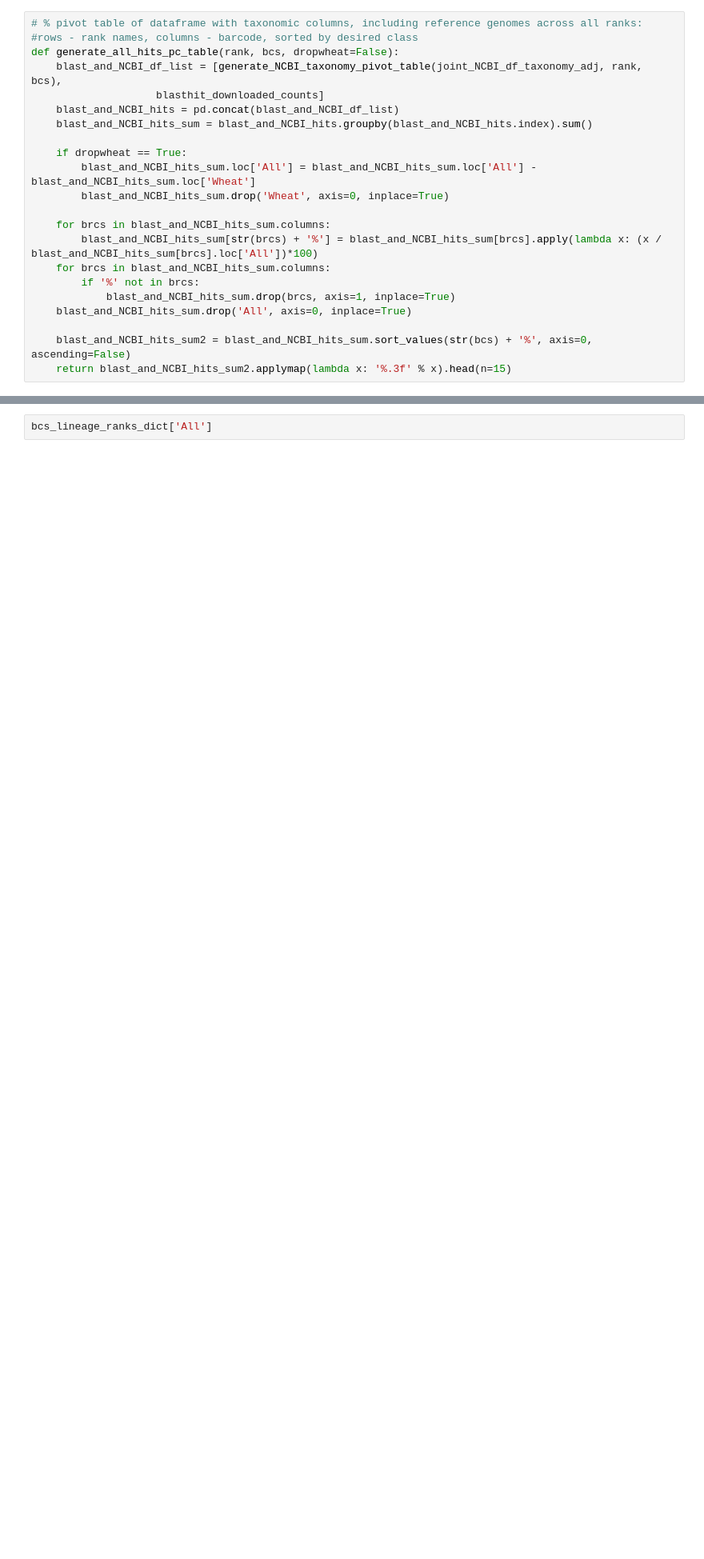
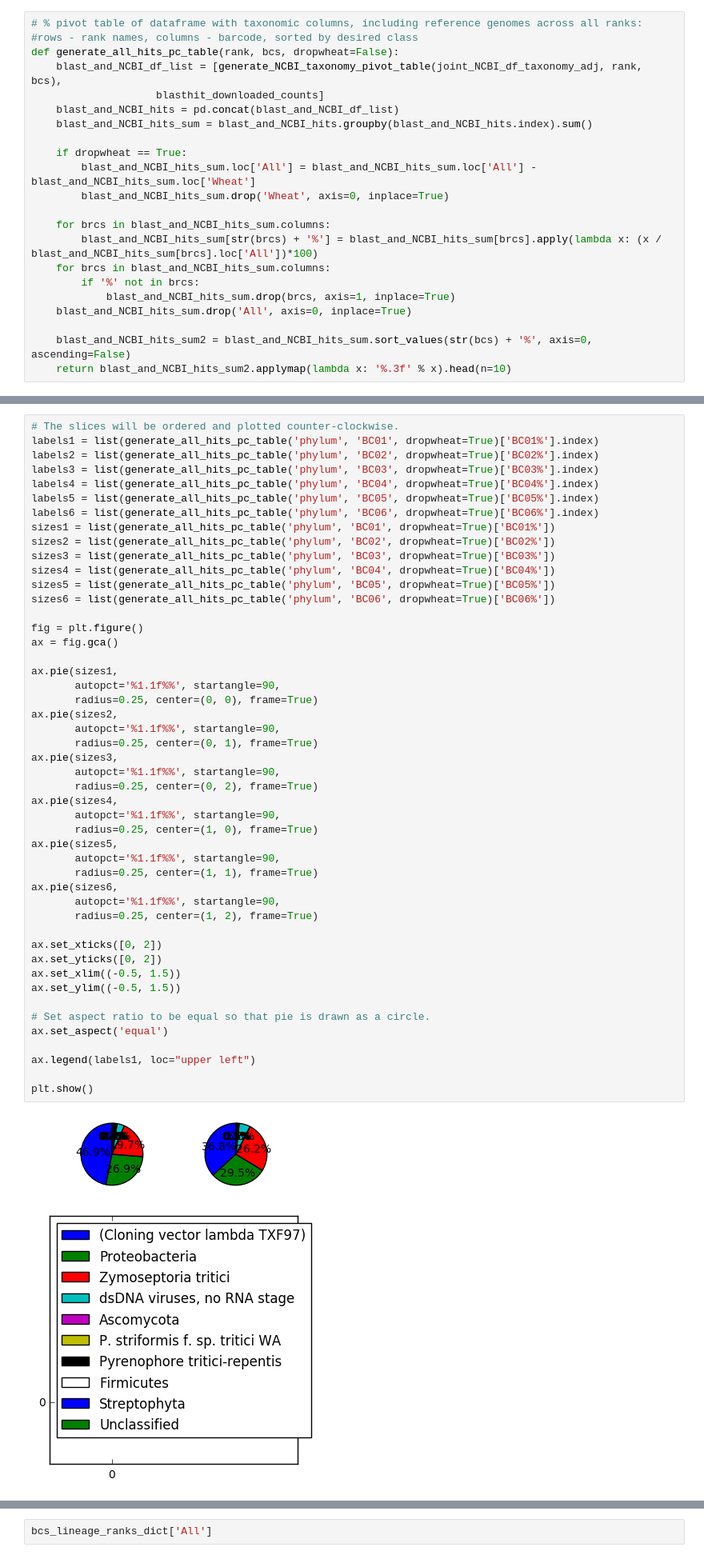
Before and after one commit to BenjaminSchwessinger/Gamran, a Jupyter notebook: MinIon_analysis_05012017_Wagga_initial-taxonomy.ipynb, the cells around one changed output, grey strips where cells are left out. Shown at 80% size. Saved outputs shown, nothing was run; the diff lists cells and outputs as text; blank space fills up the shorter version.

Commit message:
Started generating appropriate pie charts for NCBI + NBH read counts and percentages

```diff
--- a/MinIon_analysis_05012017_Wagga_initial-taxonomy.ipynb
+++ b/MinIon_analysis_05012017_Wagga_initial-taxonomy.ipynb
@@ -351,5 +335,5 @@ def generate_all_hits_pc_table(rank, bcs, dropwheat=False):
     blast_and_NCBI_hits_sum.drop('All', axis=0, inplace=True)
 
     blast_and_NCBI_hits_sum2 = blast_and_NCBI_hits_sum.sort_values(str(bcs) + '%', axis=0, ascending=False)
-    return blast_and_NCBI_hits_sum2.applymap(lambda x: '%.3f' % x).head(n=15)
+    return blast_and_NCBI_hits_sum2.applymap(lambda x: '%.3f' % x).head(n=10)
 # %%
@@ -375,3 +367,53 @@ generate_all_hits_pc_table('phylum', 'BC04', dropwheat=True)
+# %%
+# The slices will be ordered and plotted counter-clockwise.
+labels1 = list(generate_all_hits_pc_table('phylum', 'BC01', dropwheat=True)['BC01%'].index)
+labels2 = list(generate_all_hits_pc_table('phylum', 'BC02', dropwheat=True)['BC02%'].index)
+labels3 = list(generate_all_hits_pc_table('phylum', 'BC03', dropwheat=True)['BC03%'].index)
+labels4 = list(generate_all_hits_pc_table('phylum', 'BC04', dropwheat=True)['BC04%'].index)
+labels5 = list(generate_all_hits_pc_table('phylum', 'BC05', dropwheat=True)['BC05%'].index)
+labels6 = list(generate_all_hits_pc_table('phylum', 'BC06', dropwheat=True)['BC06%'].index)
+sizes1 = list(generate_all_hits_pc_table('phylum', 'BC01', dropwheat=True)['BC01%'])
+sizes2 = list(generate_all_hits_pc_table('phylum', 'BC02', dropwheat=True)['BC02%'])
+sizes3 = list(generate_all_hits_pc_table('phylum', 'BC03', dropwheat=True)['BC03%'])
+sizes4 = list(generate_all_hits_pc_table('phylum', 'BC04', dropwheat=True)['BC04%'])
+sizes5 = list(generate_all_hits_pc_table('phylum', 'BC05', dropwheat=True)['BC05%'])
+sizes6 = list(generate_all_hits_pc_table('phylum', 'BC06', dropwheat=True)['BC06%'])
+
+fig = plt.figure()
+ax = fig.gca()
+
+ax.pie(sizes1,
+       autopct='%1.1f%%', startangle=90,
+       radius=0.25, center=(0, 0), frame=True)
+ax.pie(sizes2,
+       autopct='%1.1f%%', startangle=90,
+       radius=0.25, center=(0, 1), frame=True)
+ax.pie(sizes3,
+       autopct='%1.1f%%', startangle=90,
+       radius=0.25, center=(0, 2), frame=True)
+ax.pie(sizes4,
+       autopct='%1.1f%%', startangle=90,
+       radius=0.25, center=(1, 0), frame=True)
+ax.pie(sizes5,
+       autopct='%1.1f%%', startangle=90,
+       radius=0.25, center=(1, 1), frame=True)
+ax.pie(sizes6,
+       autopct='%1.1f%%', startangle=90,
+       radius=0.25, center=(1, 2), frame=True)
+
+ax.set_xticks([0, 2])
+ax.set_yticks([0, 2])
+ax.set_xlim((-0.5, 1.5))
+ax.set_ylim((-0.5, 1.5))
+
+# Set aspect ratio to be equal so that pie is drawn as a circle.
+ax.set_aspect('equal')
+
+ax.legend(labels1, loc="upper left")
+
+plt.show()
+# %% [output]
+[figure, added]
 # %%
 #Number of unique tax ids per barcode in the joint_NCBI_pivot_table
 tax_id_barcode_len_list = []
```
Also changed, not shown: parts of 3 cells of this notebook.
